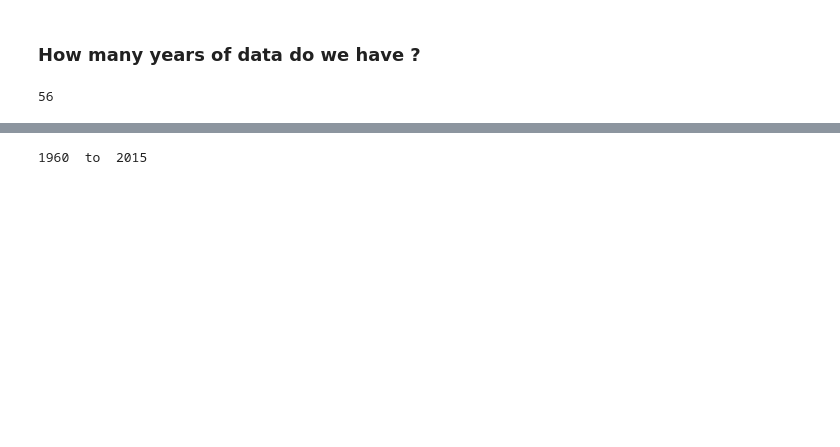
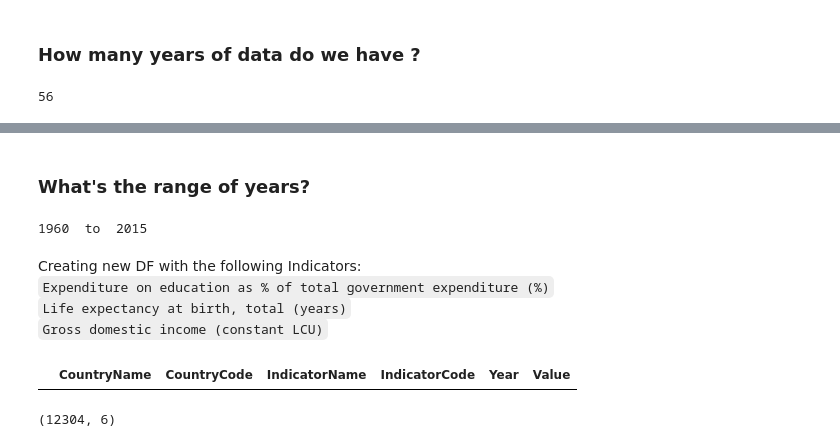
Before and after one commit to fabiokrone/DS_World_Development_Indicators, a Jupyter notebook: DSE_200X_MiniProject.ipynb, the cells around one changed output, grey strips where cells are left out. Saved outputs shown, nothing was run; the diff lists cells and outputs as text; code cells hidden in the pictures; blank space fills up the shorter version.

```diff
--- a/DSE_200X_MiniProject.ipynb
+++ b/DSE_200X_MiniProject.ipynb
@@ -72,4 +82,32 @@ len(years)
-# %%
-print(min(years)," to ",max(years))
-# %% [output]
-1960  to  2015
+# %% [markdown]
+### What's the range of years?
+# %%
+print(min(years)," to ",max(years))
+# %% [output]
+1960  to  2015
+# %% [markdown]
+Creating new DF with the following Indicators:<br>
+`Expenditure on education as % of total government expenditure (%)`<br>
+`Life expectancy at birth, total (years)`<br>
+`Gross domestic income (constant LCU)`
+# %%
+# Creating masks to select only a few indicators
+expenditure = 'Expenditure on education as % of total'
+life_expectancy = 'Life expectancy at birth, total'
+gross_domestic_income_LCU = 'Gross domestic income (constant LCU)'
+
+mask1 = indicators['IndicatorName'].str.contains(expenditure)
+mask2 = indicators['IndicatorName'].str.contains(life_expectancy)
+mask3 = indicators['IndicatorName'].str.contains(gross_domestic_income_LCU)
+
+df_expenditure = indicators[mask1]
+df_life_expectancy = indicators[mask2]
+df_gross_domestic_income_LCU = indicators[mask3]
+# %%
+df_gross_domestic_income_LCU.head()
+# %% [output]
+|  | CountryName | CountryCode | IndicatorName | IndicatorCode | Year | Value |
+# %%
+df_life_expectancy.shape
+# %% [output]
+(12304, 6)
```
Also changed, not shown: parts of 3 cells of this notebook.
